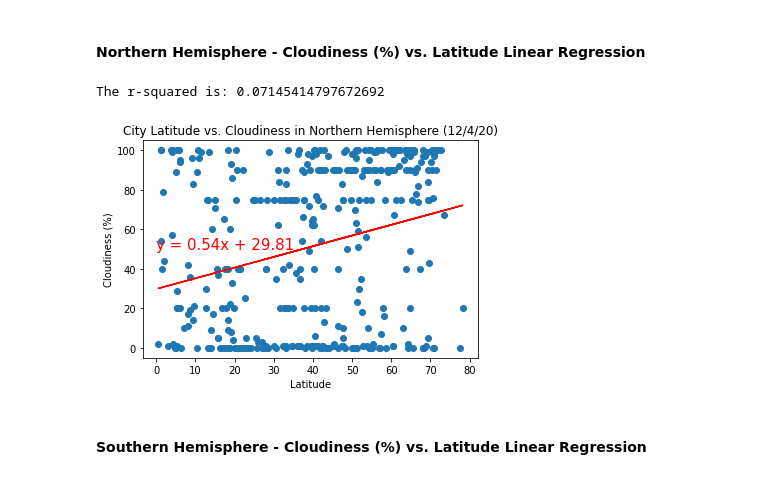
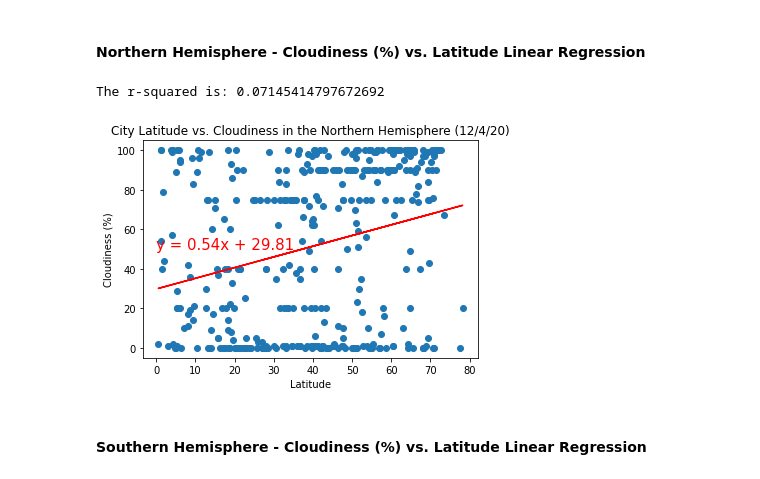
Before and after one commit to ntarver0409/weatherAnalysis, a Jupyter notebook: weatherAnalysis.ipynb, the cells around one changed output. Cells and saved outputs as stored; diff of their text form; code cells hidden in the pictures.

```diff
--- a/weatherAnalysis.ipynb
+++ b/weatherAnalysis.ipynb
@@ -279,27 +329,27 @@ The r-squared is: 0.12497508799018159
 # %%
 (slope, intercept, rvalue, pvalue, stderr) = linregress(northHem["Lat"],northHem["Cloudiness"])
 
 regressValues = (northHem["Lat"]) * slope + intercept
 
 lineEq = "y = " + str(round(slope,2)) + "x + " + str(round(intercept,2))
 
 plt.scatter(northHem["Lat"],northHem["Cloudiness"])
 
 plt.plot((northHem["Lat"]),regressValues,"r-")
 
-plt.title("City Latitude vs. Cloudiness in Northern Hemisphere (12/4/20)")
+plt.title("City Latitude vs. Cloudiness in the Northern Hemisphere (12/4/20)")
 
 plt.xlabel("Latitude")
 
 plt.ylabel("Cloudiness (%)")
 
 plt.annotate(lineEq,(0,50),fontsize=15,color="red")
 
 print(f"The r-squared is: {rvalue**2}")
 
 plt.savefig("outputData/northLatVsCloud.png")
 # %% [output]
 The r-squared is: 0.07145414797672692
-[figure, old version]
+[figure, new version]
 # %% [markdown]
 ####  Southern Hemisphere - Cloudiness (%) vs. Latitude Linear Regression
```
Also changed, not shown: parts of 7 cells of this notebook.
